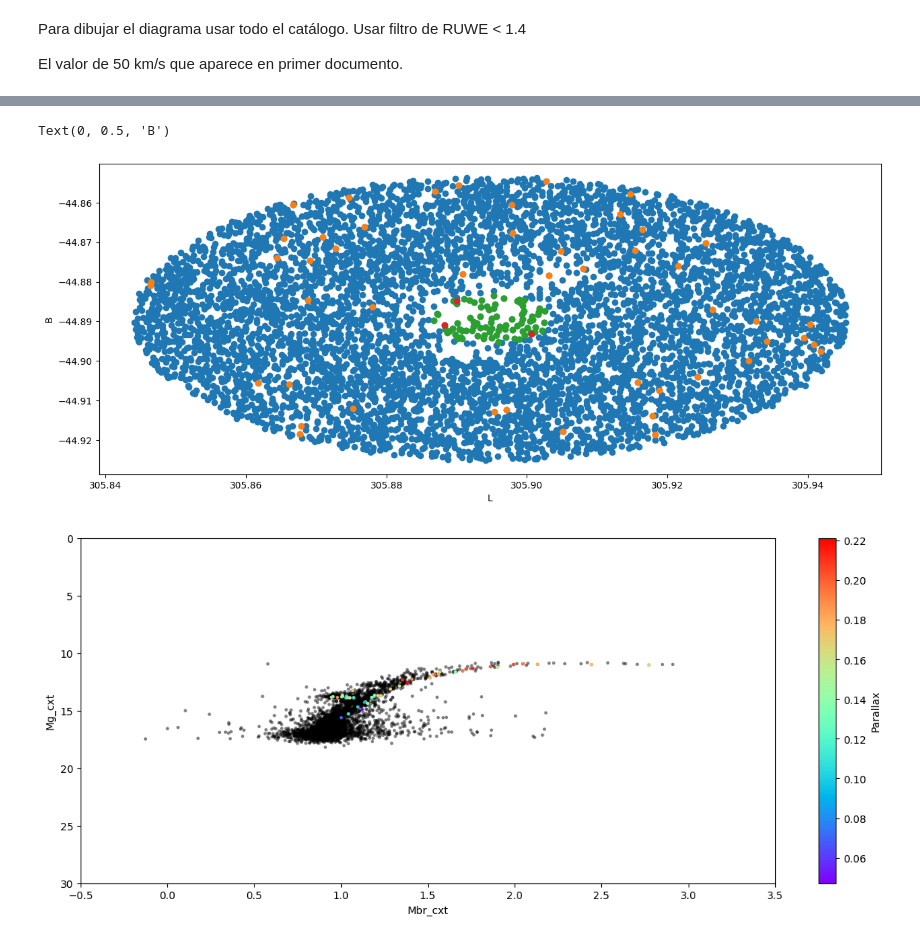
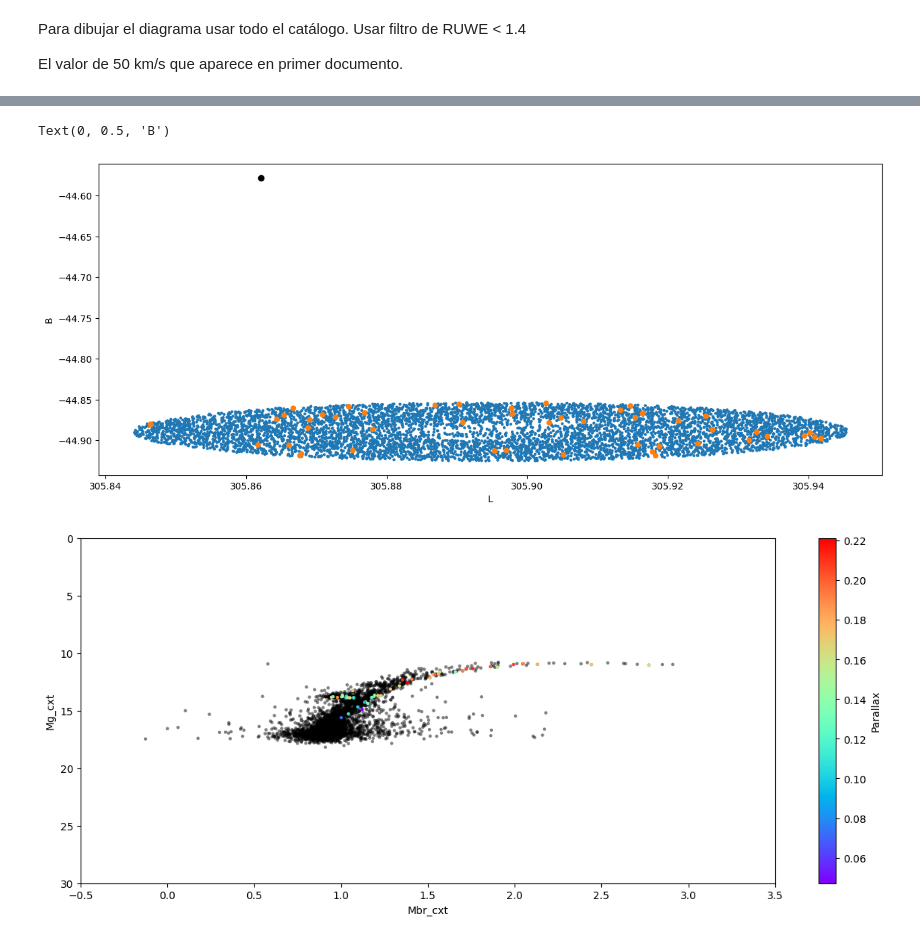
Before and after one commit to santhiperbolico/tfm-ucm-code, a Jupyter notebook: notebooks/Primeras pruebas GAIA DR3.ipynb, the cells around one changed output, grey strips where cells are left out. Saved outputs shown, nothing was run; the diff lists cells and outputs as text; code cells hidden in the pictures.

Commit message:
Intento de recrear resultados previos

```diff
--- a/notebooks/Primeras pruebas GAIA DR3.ipynb
+++ b/notebooks/Primeras pruebas GAIA DR3.ipynb
@@ -37,7 +37,6 @@ The autoreload extension is already loaded. To reload it, use:
 from astroquery.heasarc import Heasarc
 from astropy.coordinates import SkyCoord
 pos = SkyCoord.from_name('ngc 104')
-tab = Heasarc.query_region(pos, mission='chanmaster', radius=2*u.deg
-                          )
+tab = Heasarc.query_region(pos, mission='xmmmaster', radius=0.5*u.deg)
 tab
 # %% [output]
@@ -63,0 +48,6 @@ Table length=47
+# %%
+result_chandra = tab.to_pandas()
+result_chandra.RA.values[0]
+
+xcoords = SkyCoord(ra=result_chandra.RA.values[0], dec=result_chandra.DEC.values[0], unit=(u.deg, u.deg), frame='icrs')
+xcoords.galactic.l.value
@@ -152,23 +171,26 @@ array(['solution_id', 'DESIGNATION', 'SOURCE_ID', 'random_index',
 # %%
 # Crear la figura y los ejes
 fig, ax = plt.subplots(figsize=(15, 6))
+top_v = 150
 
-plt.scatter(df_rc6.l.values, df_rc6.b.values)
+plt.scatter(df_rc6.l.values, df_rc6.b.values, s=10, edgecolor='none')
 df_sample = df_rc6[mask_rc6 & (df_rc6.RUWE_np5 < 1.4)]
-plt.scatter(df_sample[df_sample.pm_kms >= 150].l.values, df_sample[df_sample.pm_kms >= 150].b.values)
-plt.scatter(df_rc1.l.values, df_rc1.b.values)
-plt.scatter(df_rc1[df_rc1.pm_kms >= 150].l.values, df_rc1[df_rc1.pm_kms >= 150].b.values)
+plt.scatter(df_sample[df_sample.pm_kms >= top_v].l.values, df_sample[df_sample.pm_kms >= top_v].b.values, edgecolor='none')
+# plt.scatter(df_rc1.l.values, df_rc1.b.values, s=10, edgecolor='none')
+# plt.scatter(df_rc1[df_rc1.pm_kms >= top_v].l.values, df_rc1[df_rc1.pm_kms >= top_v].b.values, s=10, edgecolor='none')
+# plt.scatter(x_result.lii.values, x_result.bii.values, c="k")
+plt.scatter(xcoords.galactic.l.value, xcoords.galactic.b.value, c="k")
 
 # Etiquetas de los ejes
 ax.set_xlabel('L')
 ax.set_ylabel('B')
 
 # Ajustar límites de los ejes si es necesario
 # ax.set_xlim(305.8, 306)
 # ax.set_ylim(-45, -44.5)
 # %% [output]
 Text(0, 0.5, 'B')
-[figure, old version]
+[figure, new version]
 # %%
 dic_colors = mcolor.TABLEAU_COLORS
 
```
Also changed, not shown: parts of 9 cells of this notebook, 1 other file.
